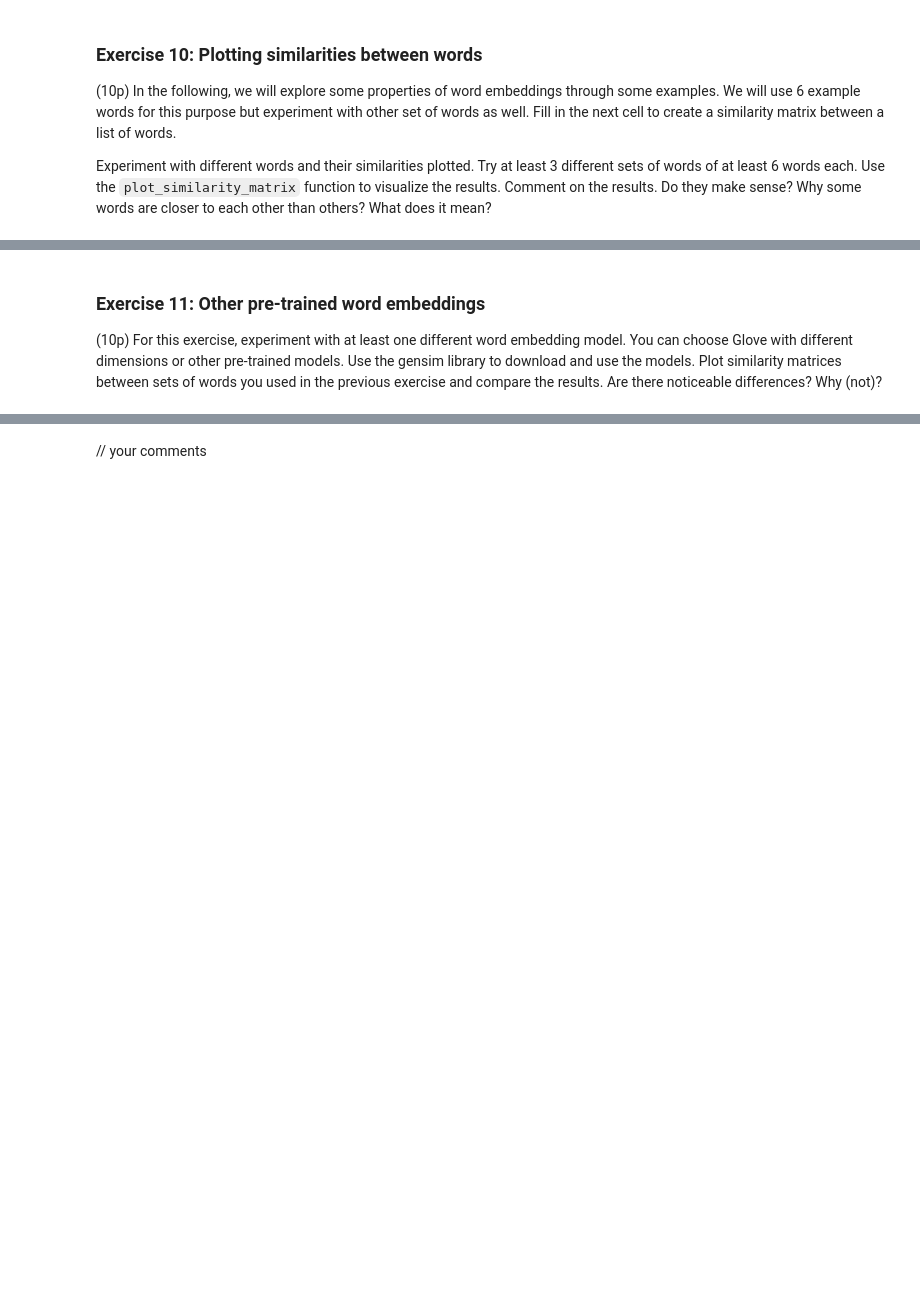
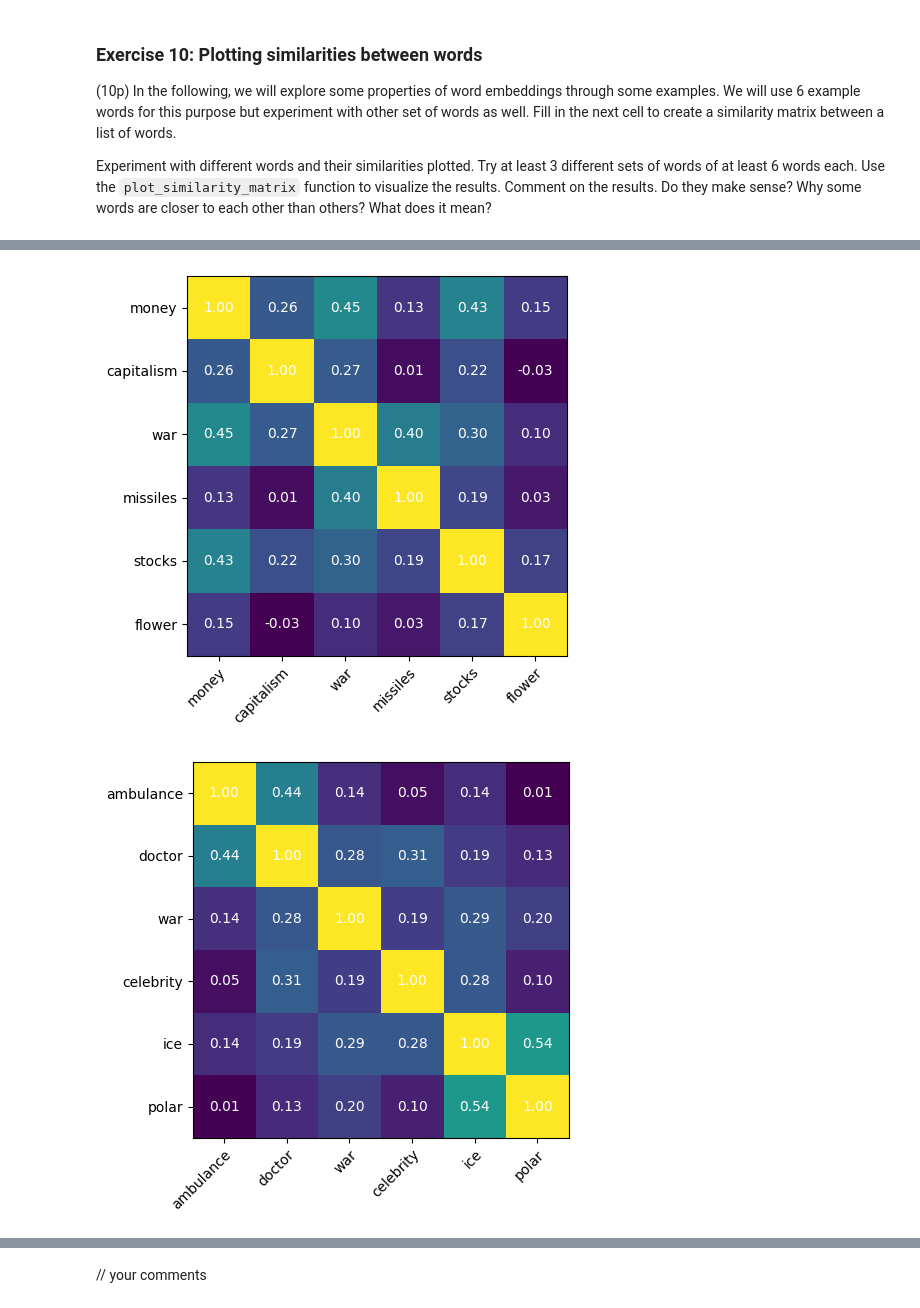
Before and after one commit to MaksiuMilcarz/NLP_Labs, a Jupyter notebook: lab2/lab2_mario.ipynb, the cells around one changed output, grey strips where cells are left out. Cells and saved outputs as stored; diff of their text form; code cells hidden in the pictures; blank space fills up the shorter version.

```diff
--- a/lab2/lab2_mario.ipynb
+++ b/lab2/lab2_mario.ipynb
@@ -1071,5 +1041,0 @@ plot_similarity_matrix(similarity_matrix, list_of_words)
-# %% [markdown]
-<a name='e11'></a>
-### Exercise 11: Other pre-trained word embeddings
-(10p) For this exercise, experiment with at least one different word embedding model. You can choose Glove with different dimensions or other pre-trained models. Use the gensim library to download and use the models.
-Plot similarity matrices between sets of words you used in the previous exercise and compare the results. Are there noticeable differences? Why (not)?
@@ -1081,0 +1042,18 @@ Plot similarity matrices between sets of words you used in the previous exercise
+# %%
+#### YOUR CODE HERE
+
+list_of_words = ['money', 'capitalism', 'war', 'missiles', 'stocks', 'flower']
+list_of_words_2 = ['ambulance', 'doctor', 'war', 'celebrity', 'ice', 'polar']
+list_of_words_3 = ['sword', 'shield', 'toilet', 'paper', 'punishment', 'crime']
+
+similarity_matrix = np.zeros((len(list_of_words), len(list_of_words)), dtype=float)
+
+
+plot_similarity_matrix(build_similarity_matrix(similarity_matrix, list_of_words), list_of_words)
+plot_similarity_matrix(build_similarity_matrix(similarity_matrix, list_of_words_2), list_of_words_2)
+plot_similarity_matrix(build_similarity_matrix(similarity_matrix, list_of_words_3), list_of_words_3)
+
+### YOUR CODE ENDS HERE
+# %% [output]
+[figure, added]
+[figure, added]
```
Also changed, not shown: parts of 28 cells of this notebook.
